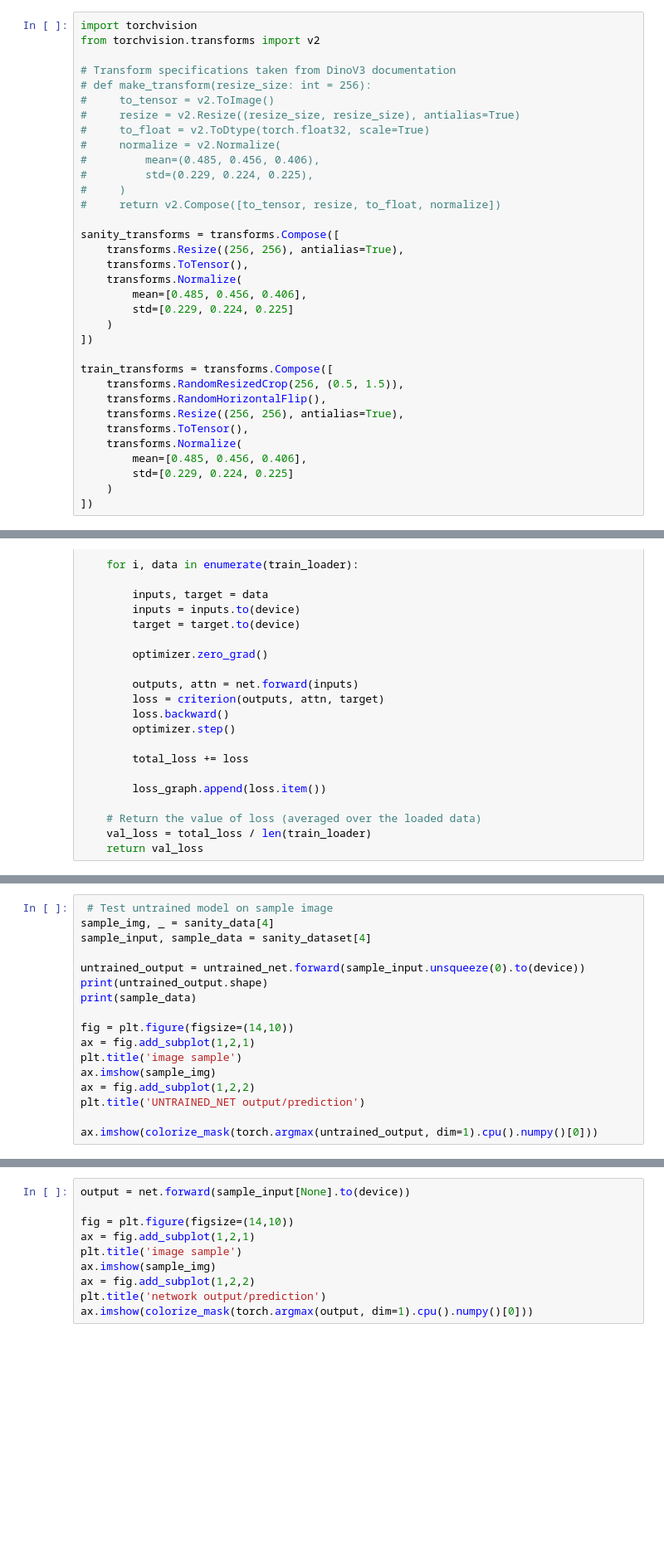
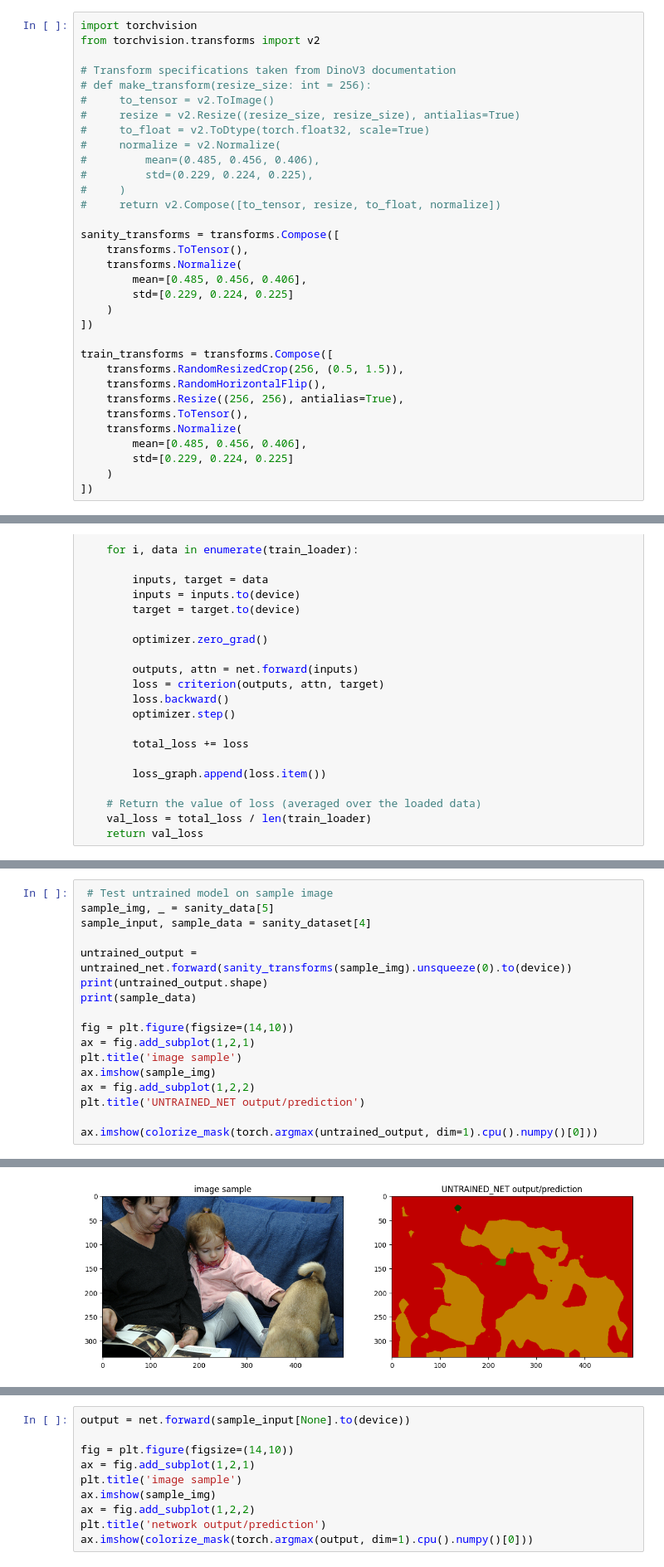
Before and after one commit to tofuuuuuuu/cs484-final-project, a Jupyter notebook: wsss.ipynb, the cells around one changed output, grey strips where cells are left out. Shown at 83% size. Drawn from its saved outputs; the diff is of its cells as text; blank space fills up the shorter version.

```diff
--- a/wsss.ipynb
+++ b/wsss.ipynb
@@ -147,7 +152,6 @@ from torchvision.transforms import v2
 #     return v2.Compose([to_tensor, resize, to_float, normalize])
 
 sanity_transforms = transforms.Compose([
-    transforms.Resize((256, 256), antialias=True),
     transforms.ToTensor(),
     transforms.Normalize(
         mean=[0.485, 0.456, 0.406],
@@ -394,9 +493,9 @@ for e in range(EPOCH):
 # %%
  # Test untrained model on sample image
-sample_img, _ = sanity_data[4]
+sample_img, _ = sanity_data[5]
 sample_input, sample_data = sanity_dataset[4]
 
-untrained_output = untrained_net.forward(sample_input.unsqueeze(0).to(device))
+untrained_output = untrained_net.forward(sanity_transforms(sample_img).unsqueeze(0).to(device))
 print(untrained_output.shape)
 print(sample_data)
 
@@ -408,3 +507,4 @@ ax = fig.add_subplot(1,2,2)
 plt.title('UNTRAINED_NET output/prediction')
 
 ax.imshow(colorize_mask(torch.argmax(untrained_output, dim=1).cpu().numpy()[0]))
+# %% [output]
@@ -411,2 +516,3 @@ ax.imshow(colorize_mask(torch.argmax(untrained_output, dim=1).cpu().numpy()[0]))
+[figure, added]
 # %%
 overfit_net.eval()
```
Also changed, not shown: parts of 8 cells of this notebook.
